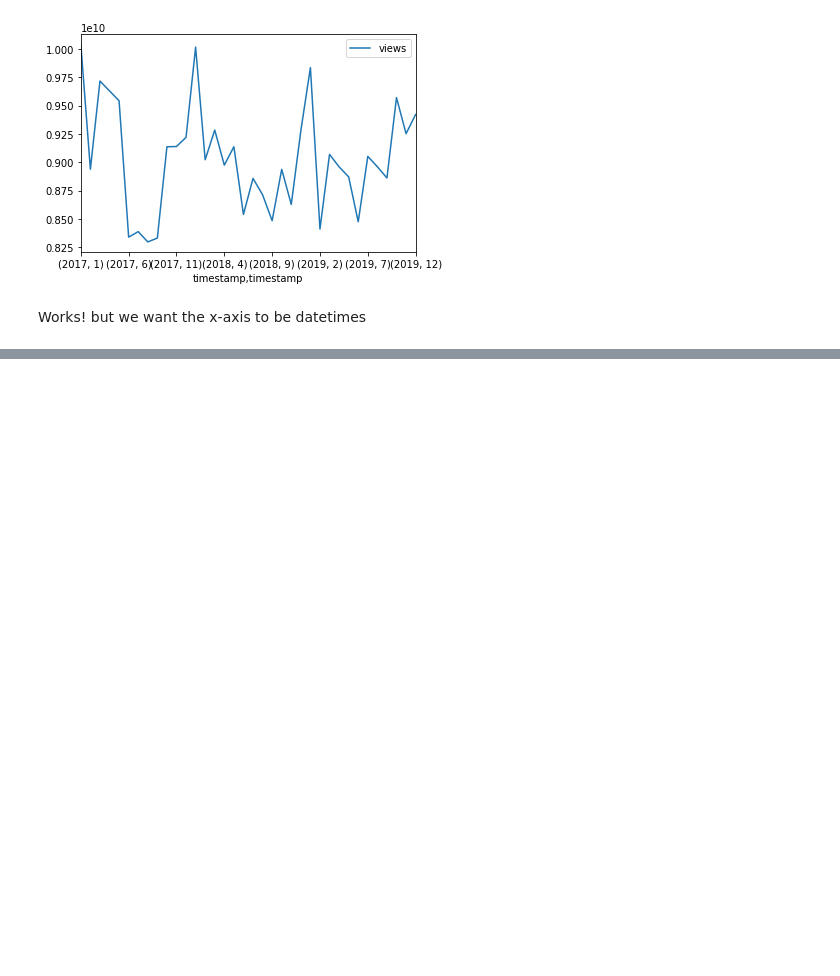
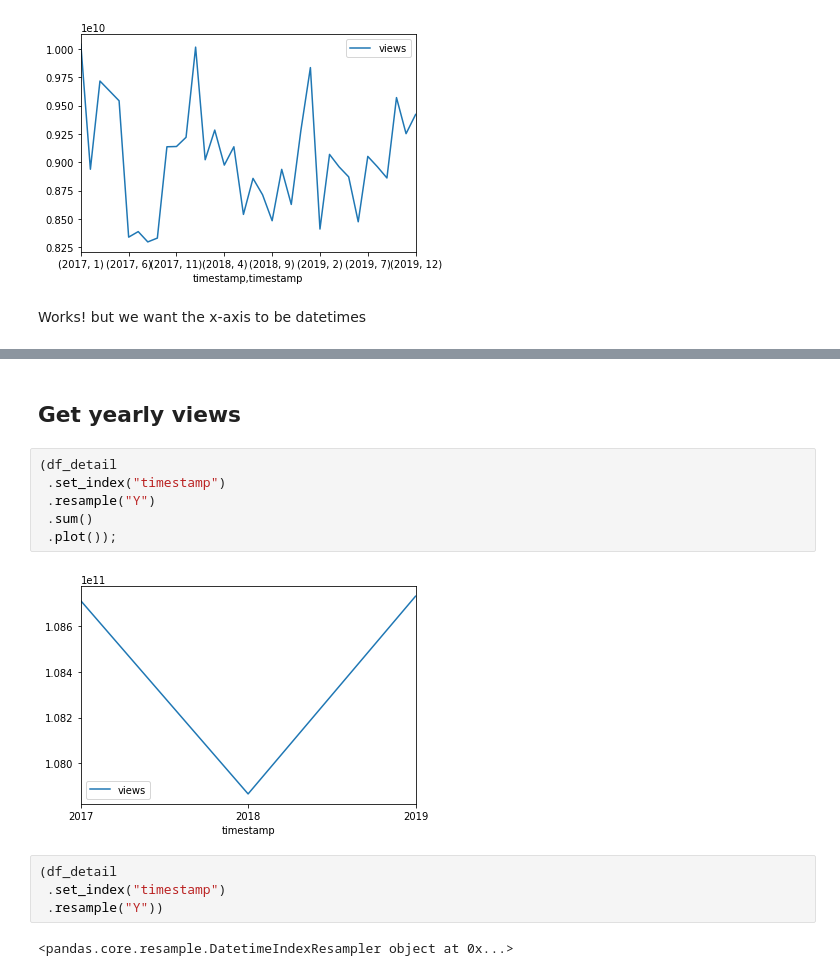
Before and after one commit to Senonino/data-ber-01-20, a Jupyter notebook: Notes/module_1/week_3/8_python-APIs.ipynb, the cells around one changed output, grey strips where cells are left out. Drawn from its saved outputs; the diff is of its cells as text; blank space fills up the shorter version.

```diff
--- a/Notes/module_1/week_3/8_python-APIs.ipynb
+++ b/Notes/module_1/week_3/8_python-APIs.ipynb
@@ -298,0 +307,16 @@ Works! but we want the x-axis to be datetimes
+# %% [markdown]
+## Get yearly views
+# %%
+(df_detail
+ .set_index("timestamp")
+ .resample("Y")
+ .sum()
+ .plot());
+# %% [output]
+[figure, added]
+# %%
+(df_detail
+ .set_index("timestamp")
+ .resample("Y"))
+# %% [output]
+<pandas.core.resample.DatetimeIndexResampler object at 0x...>
```
Also changed, not shown: parts of 7 cells of this notebook.
